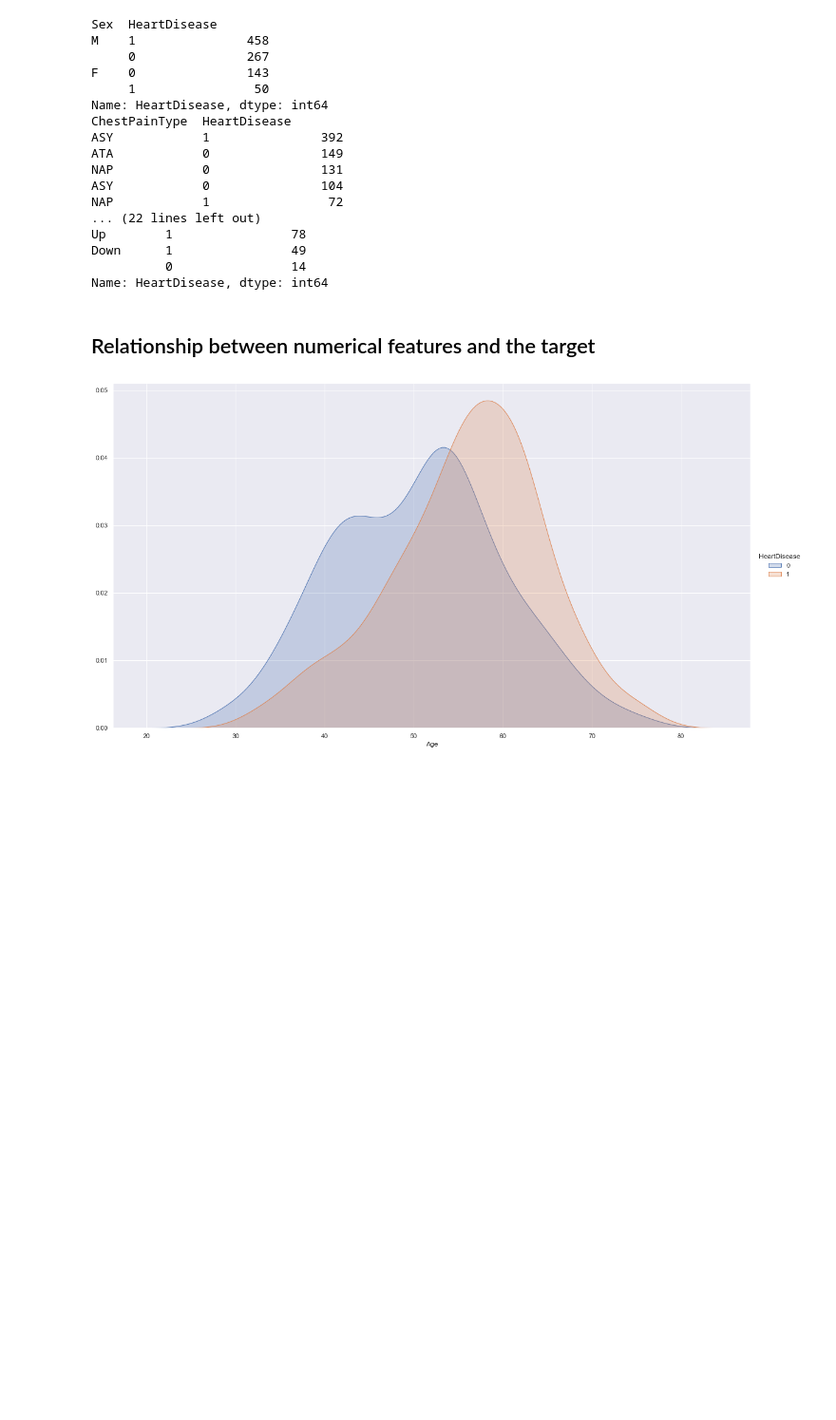
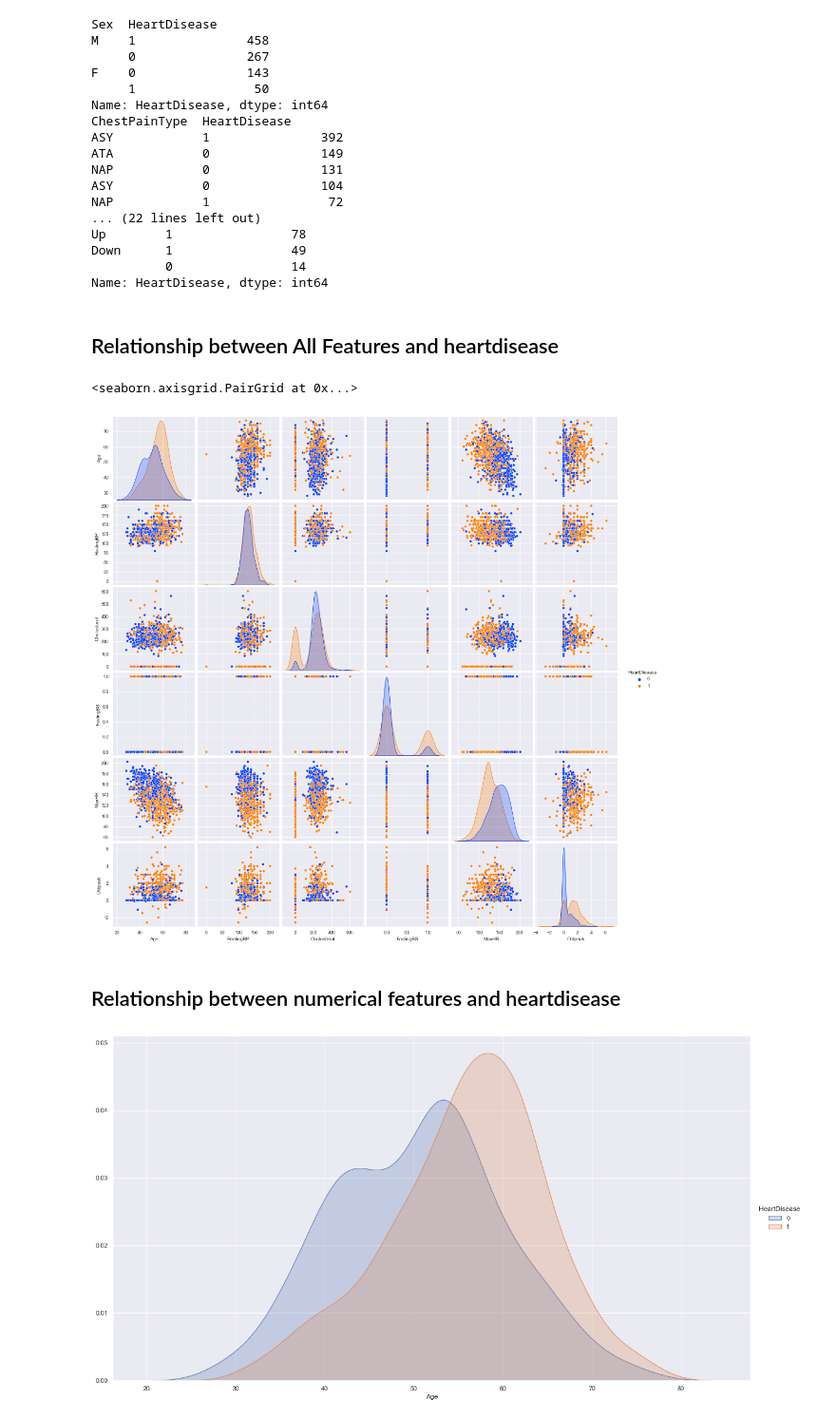
Before and after one commit to RoukaiaKHELIFI/Heart_Disease_Prediction, a Jupyter notebook: Heart_Attack_Prediction.ipynb, the cells around one changed output. Shown at 95% size. Cells and saved outputs as stored; diff of their text form; code cells hidden in the pictures; blank space fills up the shorter version.

```diff
--- a/Heart_Attack_Prediction.ipynb
+++ b/Heart_Attack_Prediction.ipynb
@@ -211,8 +216,17 @@ Up        1                78
 Down      1                49
           0                14
 Name: HeartDisease, dtype: int64
+# %% [markdown]
+## Relationship between All Features and heartdisease
+# %%
+sns.set(style="darkgrid")
+sns.set_context("paper")
+sns.pairplot(data=df, hue="HeartDisease",palette='bright')
+# %% [output]
+<seaborn.axisgrid.PairGrid at 0x...>
+[figure, added]
 # %% [markdown]
-## Relationship between numerical features and the target
+## Relationship between numerical features and heartdisease
 # %%
 for i in num_cols.drop("HeartDisease",axis=1):
     graph = sns.FacetGrid(df, hue="HeartDisease", height=5)
```
Also changed, not shown: parts of 22 cells of this notebook.
